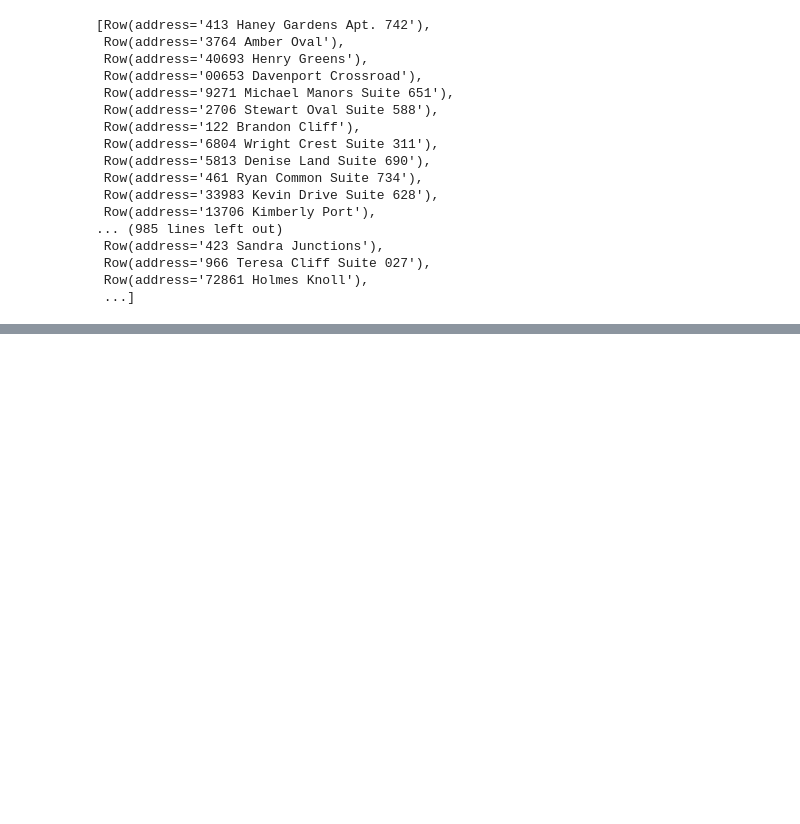
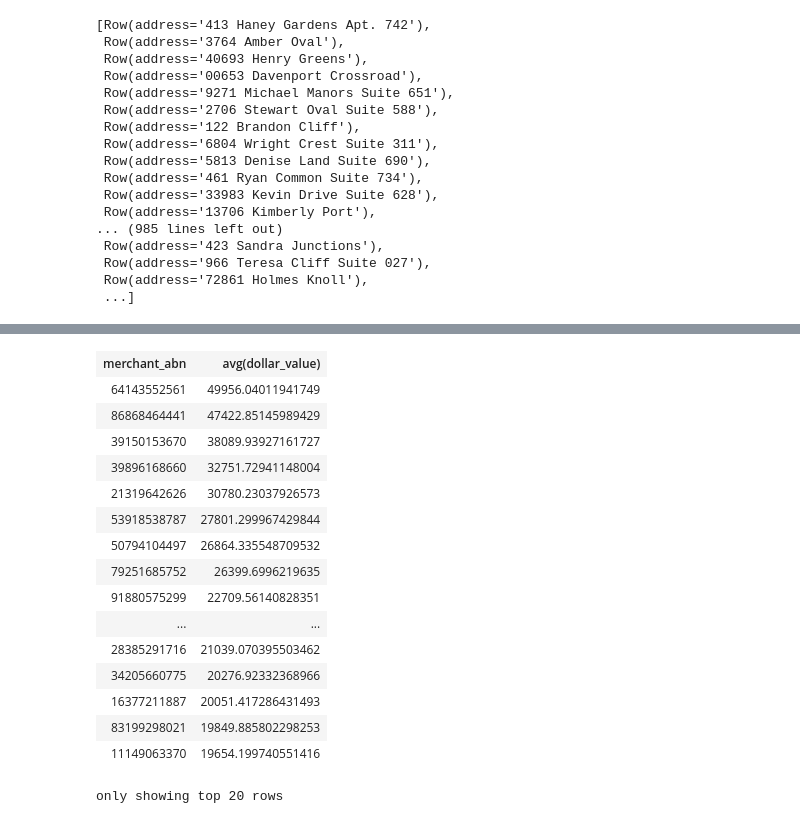
Before and after one commit to MAST30034-Applied-Data-Science/generic-buy-now-pay-later-project-group-45, a Jupyter notebook: notebooks/preprocess_data_p2.ipynb, the cells around one changed output, grey strips where cells are left out. Cells and saved outputs as stored; diff of their text form; code cells hidden in the pictures; blank space fills up the shorter version.

```diff
--- a/notebooks/preprocess_data_p2.ipynb
+++ b/notebooks/preprocess_data_p2.ipynb
@@ -331,0 +375,20 @@ transaction.limit(5)
+# %%
+average.orderBy(F.col('avg(dollar_value)').desc())
+# %% [output]
+| merchant_abn | avg(dollar_value) |
+| 64143552561 | 49956.04011941749 |
+| 86868464441 | 47422.85145989429 |
+| 39150153670 | 38089.93927161727 |
+| 39896168660 | 32751.72941148004 |
+| 21319642626 | 30780.23037926573 |
+| 53918538787 | 27801.299967429844 |
+| 50794104497 | 26864.335548709532 |
+| 79251685752 | 26399.6996219635 |
+| 91880575299 | 22709.56140828351 |
+| ... | ... |
+| 28385291716 | 21039.070395503462 |
+| 34205660775 | 20276.92332368966 |
+| 16377211887 | 20051.417286431493 |
+| 83199298021 | 19849.885802298253 |
+| 11149063370 | 19654.199740551416 |
+only showing top 20 rows
```
Also changed, not shown: parts of 12 cells of this notebook.
